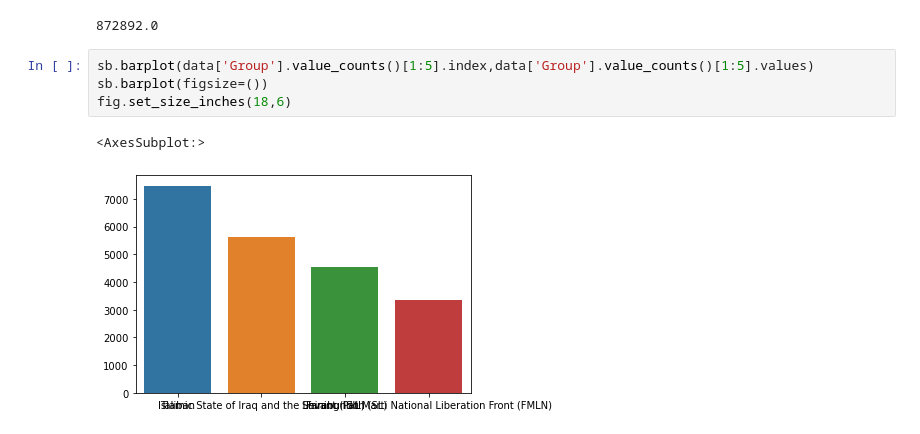
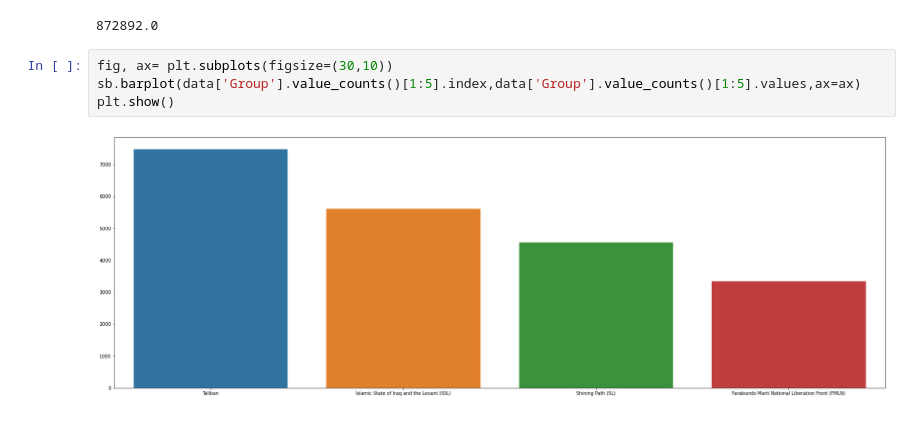
Before and after one commit to rohan821101/GlobalTerrorismData, a Jupyter notebook: Global Terrorism Data Analysis.ipynb, the cells around one changed output. Drawn from its saved outputs; the diff is of its cells as text.

```diff
--- a/Global Terrorism Data Analysis.ipynb
+++ b/Global Terrorism Data Analysis.ipynb
@@ -216,9 +219,8 @@ data['Casualities'].sum()
 # %% [output]
 872892.0
 # %%
-sb.barplot(data['Group'].value_counts()[1:5].index,data['Group'].value_counts()[1:5].values)
-sb.barplot(figsize=())
-fig.set_size_inches(18,6)
+fig, ax= plt.subplots(figsize=(30,10))
+sb.barplot(data['Group'].value_counts()[1:5].index,data['Group'].value_counts()[1:5].values,ax=ax)
+plt.show()
 # %% [output]
-<AxesSubplot:>
-[figure, old version]
+[figure, new version]
```
Also changed, not shown: parts of 2 cells of this notebook.
